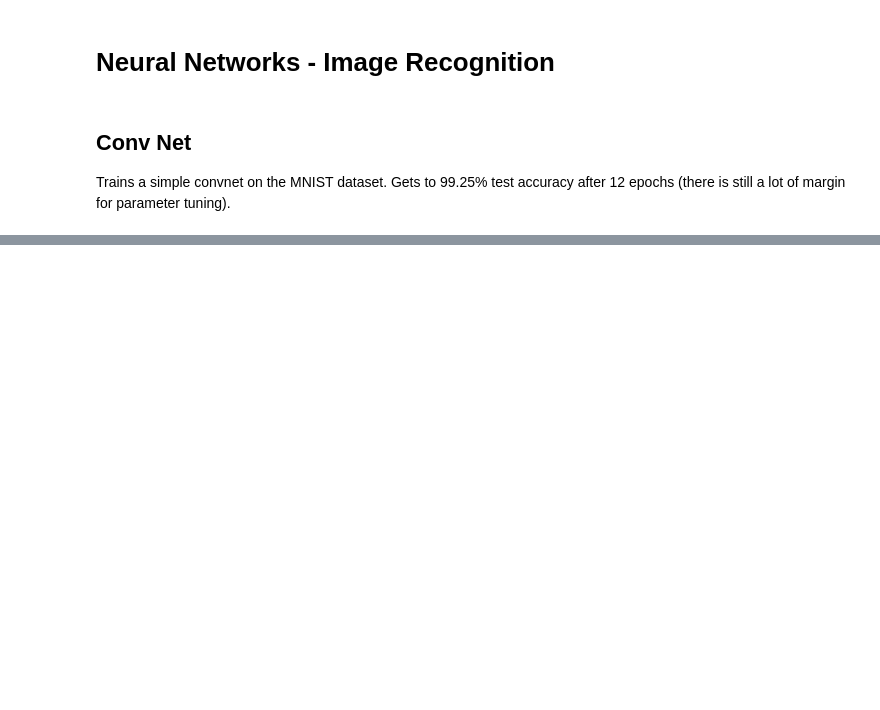
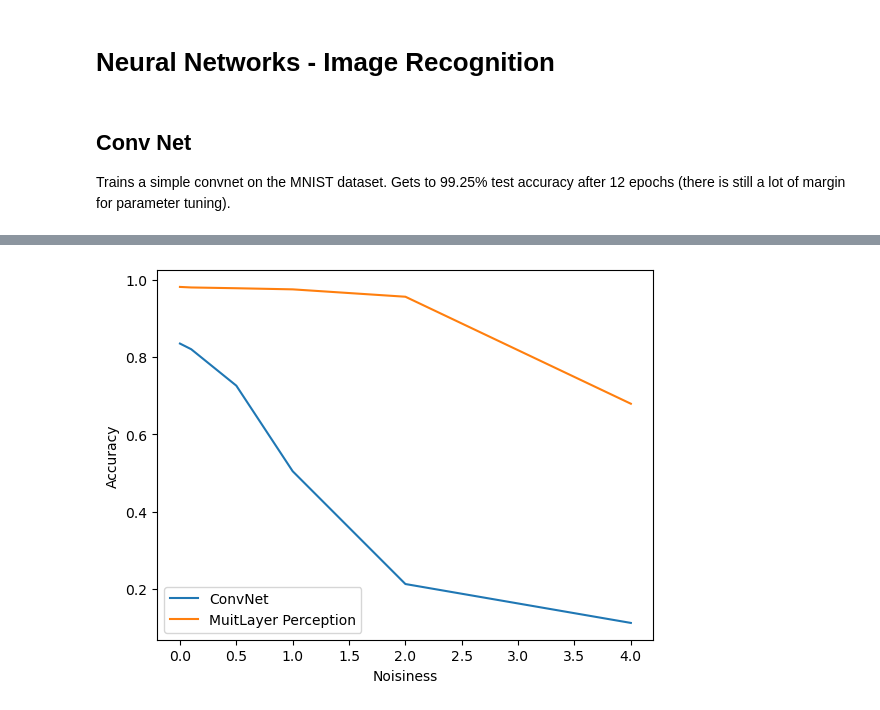
Before and after one commit to rmjollie/mlnn-personal, a Jupyter notebook: 11/asnmt11.ipynb, the cells around one changed output, grey strips where cells are left out. Saved outputs shown, nothing was run; the diff lists cells and outputs as text; code cells hidden in the pictures; blank space fills up the shorter version.

```diff
--- a/11/asnmt11.ipynb
+++ b/11/asnmt11.ipynb
@@ -101,0 +124,10 @@ Epoch 1/12
+# %%
+plt.figure()
+plt.plot(scale, acc, label="ConvNet")
+plt.plot(scale, acc_MLP, label="MuitLayer Perception")
+plt.xlabel('Noisiness')
+plt.ylabel('Accuracy')
+plt.legend()
+plt.show()
+# %% [output]
+[figure, added]
```
Also changed, not shown: parts of 8 cells of this notebook, 1 other file.
